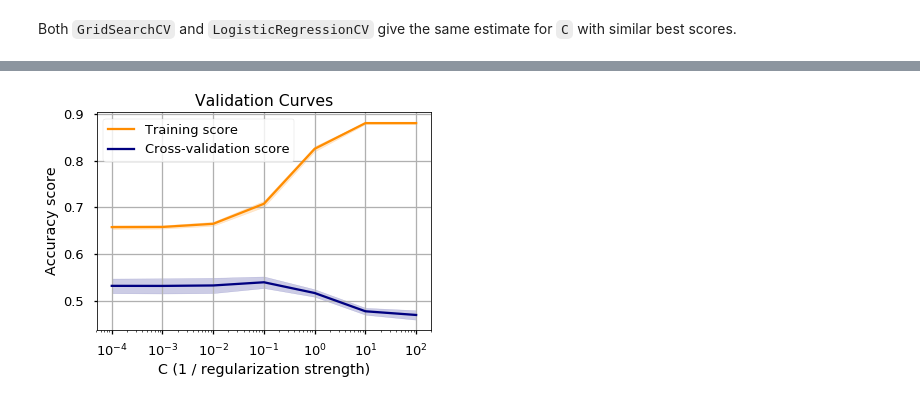
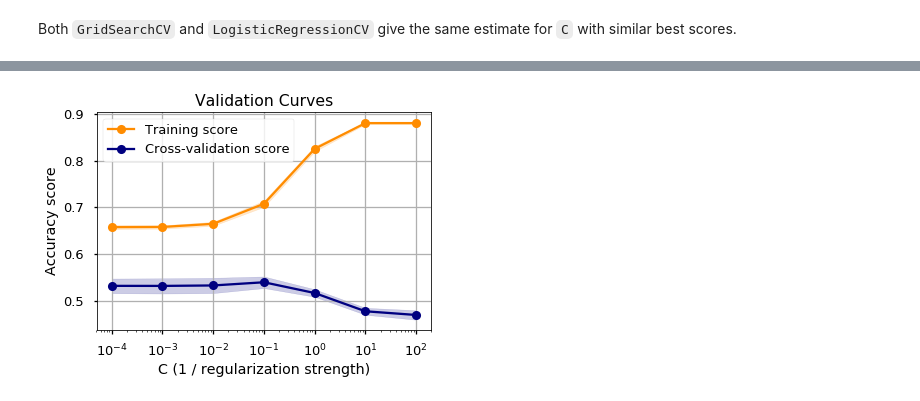
Before and after one commit to sameerank/book-description-nlp, a Jupyter notebook: Training testing split analysis.ipynb, the cells around one changed output, grey strips where cells are left out. Drawn from its saved outputs; the diff is of its cells as text; code cells hidden in the pictures.

```diff
--- a/Training testing split analysis.ipynb
+++ b/Training testing split analysis.ipynb
@@ -226,7 +226,7 @@ def plot_learning_curve(estimator, title, X, y, ylim=None, cv=None,
     plt.title(title)
     if ylim is not None:
         plt.ylim(*ylim)
-    plt.xlabel("Training size")
+    plt.xlabel("Training sample size")
     plt.ylabel("Accuracy score")
     train_sizes, train_scores, test_scores = learning_curve(
         estimator, X, y, cv=cv, n_jobs=n_jobs, train_sizes=train_sizes, scoring="accuracy")
@@ -262,36 +262,36 @@ def plot_validation_curve(estimator, title, X, y, ylim=None, cv=None,
     plt.title(title)
     if ylim is not None:
         plt.ylim(*ylim)
     plt.xlabel("C (1 / regularization strength)")
     plt.ylabel("Accuracy score")
     train_scores, test_scores = validation_curve(
         estimator, X, y, "C", cv=cv, n_jobs=n_jobs, param_range=param_range, scoring="accuracy")
     train_scores_mean = np.mean(train_scores, axis=1)
     train_scores_std = np.std(train_scores, axis=1)
     test_scores_mean = np.mean(test_scores, axis=1)
     test_scores_std = np.std(test_scores, axis=1)
 
     plt.grid()
 
-    plt.semilogx(param_range, train_scores_mean, label="Training score",
+    plt.semilogx(param_range, train_scores_mean, 'o-', label="Training score",
                  color="darkorange")
     plt.fill_between(param_range, train_scores_mean - (2*train_scores_std),
                  train_scores_mean + (2*train_scores_std), alpha=0.2,
                  color="darkorange")
-    plt.semilogx(param_range, test_scores_mean, label="Cross-validation score",
+    plt.semilogx(param_range, test_scores_mean, 'o-', label="Cross-validation score",
                  color="navy")
     plt.fill_between(param_range, test_scores_mean - (2*test_scores_std),
                  test_scores_mean + (2*test_scores_std), alpha=0.2,
                  color="navy")
 
     plt.legend(loc="best")
     return plt
 
 sns.set_context("talk", font_scale=1.0)
 plot_validation_curve(estimator, "Validation Curves", X=X_train, y=y_train, param_range=np.logspace(-4, 2, 7))
 plt.show()
 # %% [output]
-[figure, old version]
+[figure, new version]
 # %%
 from sklearn.multiclass import OneVsRestClassifier
 from sklearn.preprocessing import label_binarize
```
Also changed, not shown: parts of 1 cell of this notebook, 1 other file.
